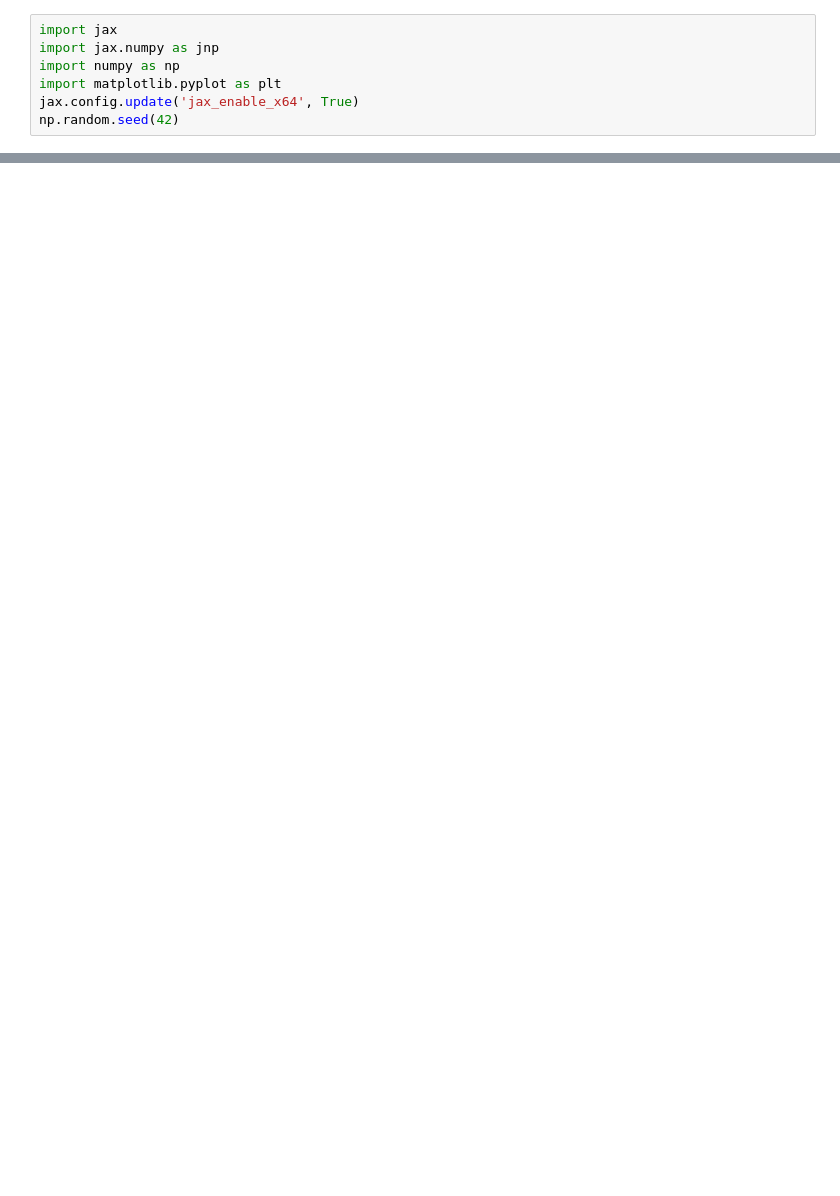
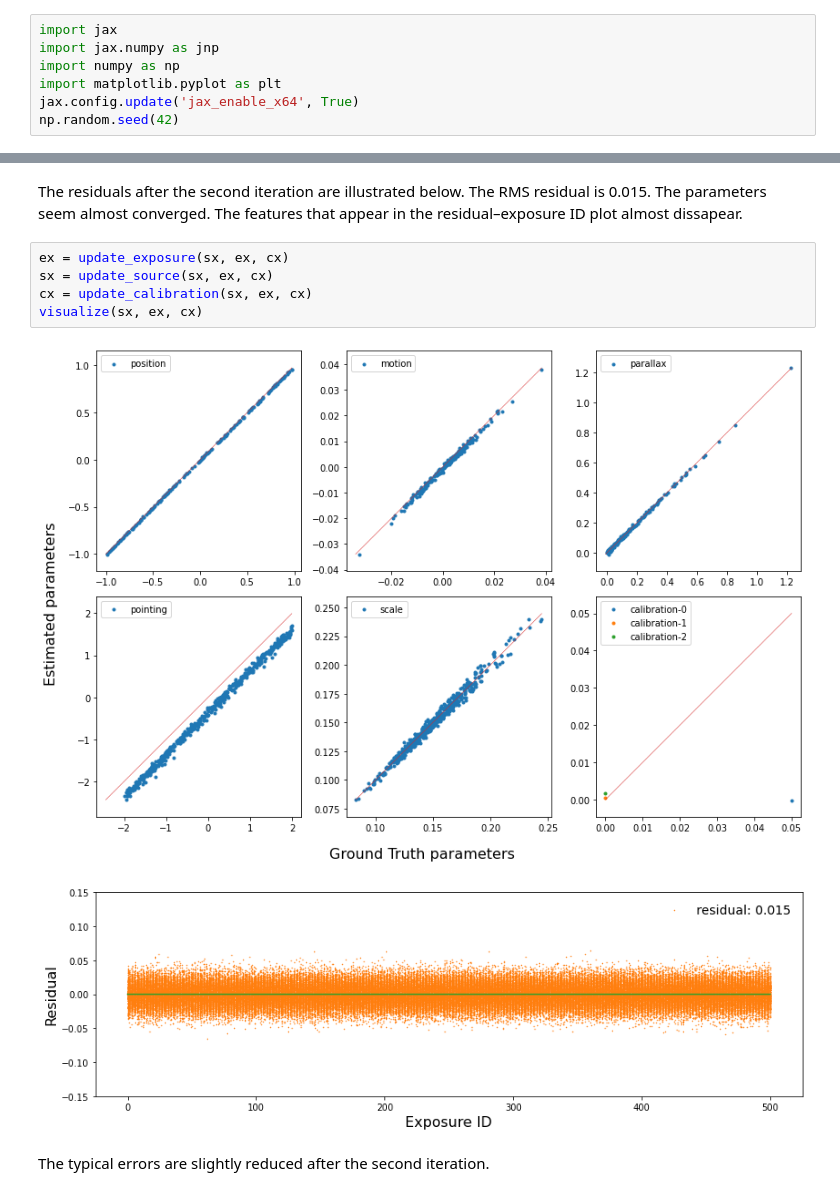
Before and after one commit to JASMINE-Mission/jasmine_agistoy, a Jupyter notebook: notebook/demonstration.ipynb, the cells around one changed output, grey strips where cells are left out. Saved outputs shown, nothing was run; the diff lists cells and outputs as text; blank space fills up the shorter version.

```diff
--- a/notebook/demonstration.ipynb
+++ b/notebook/demonstration.ipynb
@@ -301,0 +438,12 @@ visualize(sx, ex, cx)
+# %% [markdown]
+The residuals after the second iteration are illustrated below. The RMS residual is 0.015. The parameters seem almost converged. The features that appear in the residual&ndash;exposure ID plot almost dissapear.
+# %%
+ex = update_exposure(sx, ex, cx)
+sx = update_source(sx, ex, cx)
+cx = update_calibration(sx, ex, cx)
+visualize(sx, ex, cx)
+# %% [output]
+[figure, added]
+[figure, added]
+# %% [markdown]
+The typical errors are slightly reduced after the second iteration.
```
Also changed, not shown: parts of 69 cells of this notebook.
